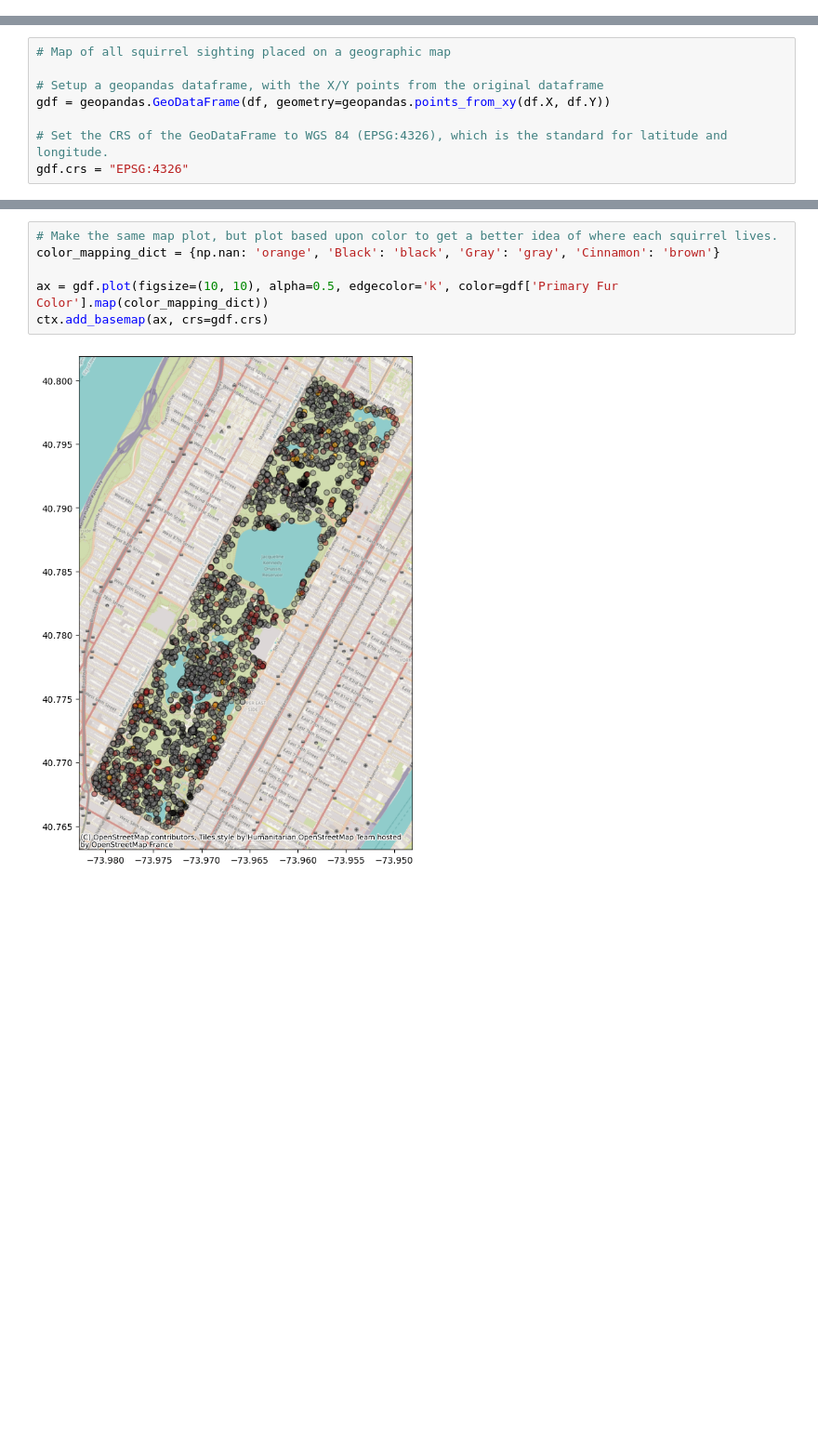
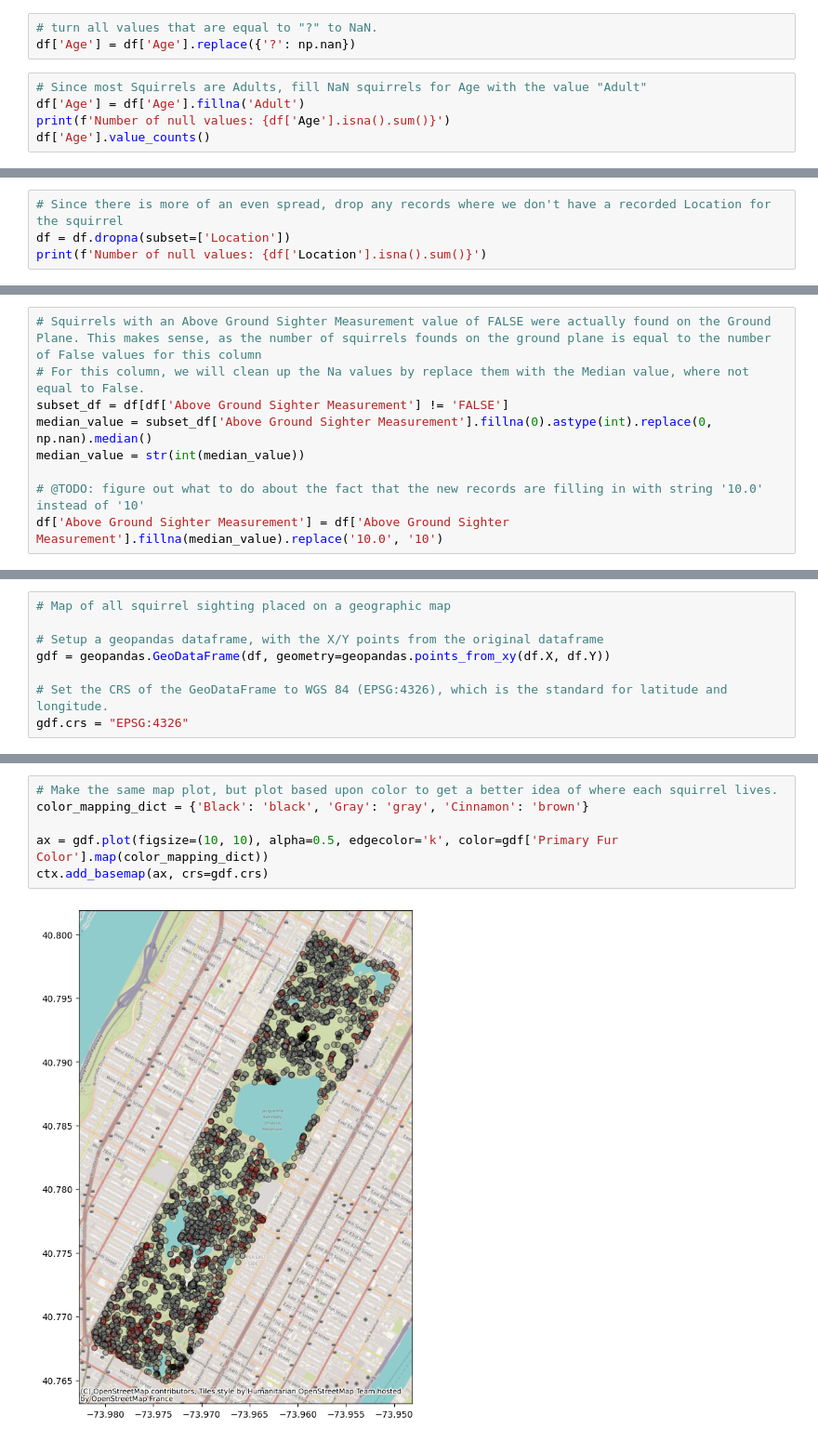
Before and after one commit to MichalikSJ21/MLSquirrelResearchProject, a Jupyter notebook: exploration/data_exploration.ipynb, the cells around one changed output, grey strips where cells are left out. Shown at 93% size. Saved outputs shown, nothing was run; the diff lists cells and outputs as text; blank space fills up the shorter version.

Commit message:
Worked with null values, added some other stuff

```diff
--- a/exploration/data_exploration.ipynb
+++ b/exploration/data_exploration.ipynb
@@ -64,0 +95,8 @@ Name: count, dtype: int64
+# %%
+# turn all values that are equal to "?" to NaN.
+df['Age'] = df['Age'].replace({'?': np.nan})
+# %%
+# Since most Squirrels are Adults, fill NaN squirrels for Age with the value "Adult"
+df['Age'] = df['Age'].fillna('Adult')
+print(f'Number of null values: {df['Age'].isna().sum()}')
+df['Age'].value_counts()
@@ -64,0 +119,4 @@ Name: count, dtype: int64
+# %%
+# Since there is more of an even spread, drop any records where we don't have a recorded Location for the squirrel
+df = df.dropna(subset=['Location'])
+print(f'Number of null values: {df['Location'].isna().sum()}')
@@ -64,0 +148,9 @@ Name: count, dtype: int64
+# %%
+# Squirrels with an Above Ground Sighter Measurement value of FALSE were actually found on the Ground Plane. This makes sense, as the number of squirrels founds on the ground plane is equal to the number of False values for this column
+# For this column, we will clean up the Na values by replace them with the Median value, where not equal to False.
+subset_df = df[df['Above Ground Sighter Measurement'] != 'FALSE']
+median_value = subset_df['Above Ground Sighter Measurement'].fillna(0).astype(int).replace(0, np.nan).median()
+median_value = str(int(median_value))
+
+# @TODO: figure out what to do about the fact that the new records are filling in with string '10.0' instead of '10'
+df['Above Ground Sighter Measurement'] = df['Above Ground Sighter Measurement'].fillna(median_value).replace('10.0', '10')
@@ -79,8 +193,8 @@ ctx.add_basemap(ax, crs=gdf.crs)
 # %%
 # Make the same map plot, but plot based upon color to get a better idea of where each squirrel lives.
-color_mapping_dict = {np.nan: 'orange', 'Black': 'black', 'Gray': 'gray', 'Cinnamon': 'brown'}
+color_mapping_dict = {'Black': 'black', 'Gray': 'gray', 'Cinnamon': 'brown'}
 
 ax = gdf.plot(figsize=(10, 10), alpha=0.5, edgecolor='k', color=gdf['Primary Fur Color'].map(color_mapping_dict))
 ctx.add_basemap(ax, crs=gdf.crs)
 # %% [output]
-[figure, old version]
+[figure, new version]
```
Also changed, not shown: parts of 16 cells of this notebook.
